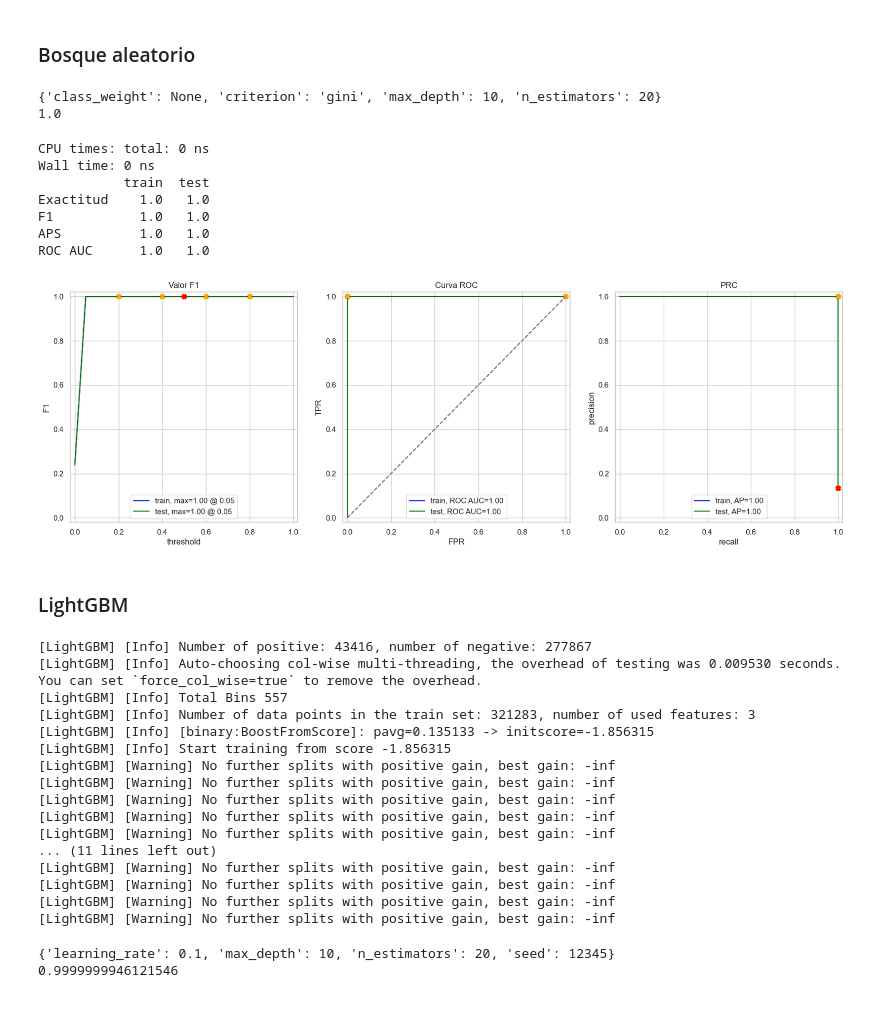
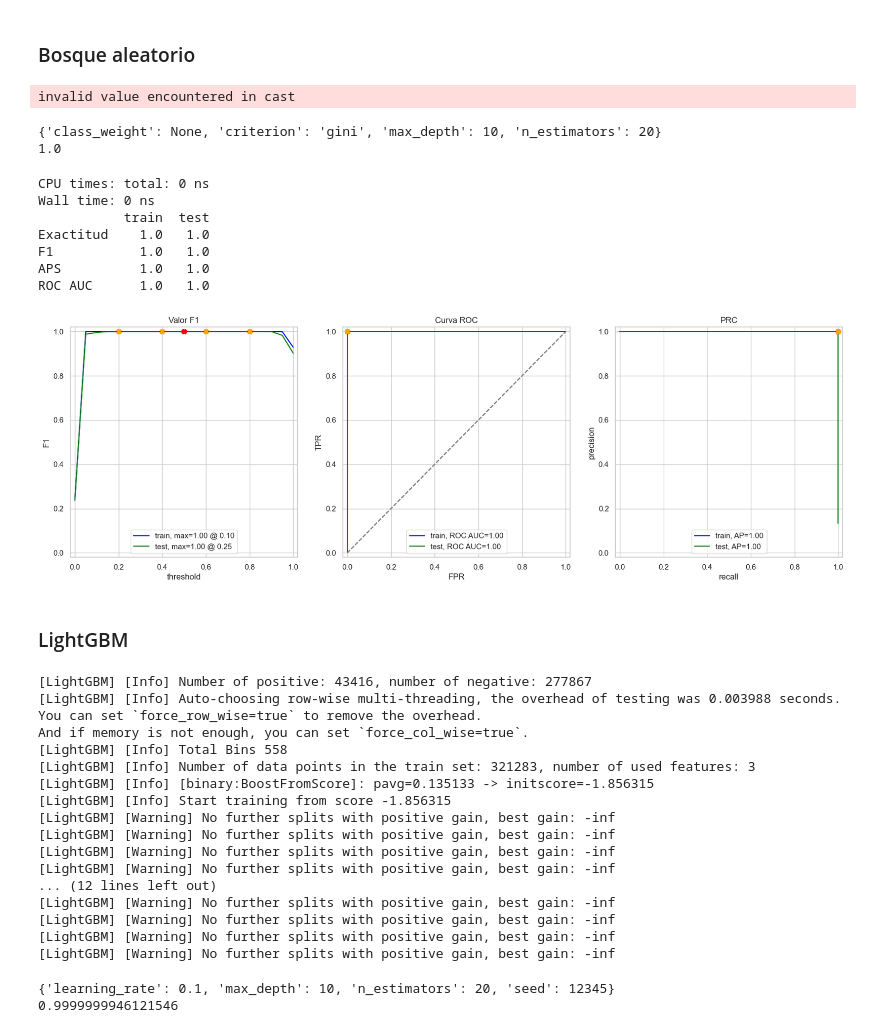
Before and after one commit to AbnerGalRol/Hackaton-Triple_ten-Team-8, a Jupyter notebook: notebooks/hackaton-triple-ten.ipynb, the cells around one changed output. Saved outputs shown, nothing was run; the diff lists cells and outputs as text; code cells hidden in the pictures.

```diff
--- a/notebooks/hackaton-triple-ten.ipynb
+++ b/notebooks/hackaton-triple-ten.ipynb
@@ -415,16 +413,17 @@ df['monetary_value'] = df.groupby('customer_id')['total_purchase'].transform('su
 # %% [markdown]
 ### Sales per month 2029 vs 2020
 # %%
-sales_2019 = df[df['year'] == 2019].groupby('month')['total_purchase'].sum().reset_index()
+df_c = df.copy()
+sales_2019 = df_c[df_c['year'] == 2019].groupby('month')['total_purchase'].sum().reset_index()
 sales_2019 = sales_2019.sort_values(by='total_purchase', ascending=False).head(10)
 
-sales_2020 = df[df['year'] == 2020].groupby('month')['total_purchase'].sum().reset_index()
+sales_2020 = df_c[df_c['year'] == 2020].groupby('month')['total_purchase'].sum().reset_index()
 sales_2020 = sales_2020.sort_values(by='total_purchase', ascending=False).head(10)
 
 fig, axes = plt.subplots(1,2,figsize = (14,5)) # We create a firgure with subplots
 dfs = [sales_2019,sales_2020]
-for idx,df in enumerate(dfs):
-    axis = sns.barplot(x='month', y='total_purchase', data=df
+for idx,data in enumerate(dfs):
+    axis = sns.barplot(x='month', y='total_purchase', data=data
                 , palette='viridis',hue='total_purchase',ax=axes[idx])
     axis.set_title('Sales per Month')
     axis.set_xlabel('Months')
@@ -583,8 +582,8 @@ returned_products_20 = returned_products_20.sort_values(by='quantity', ascending
 
 fig, axes = plt.subplots(1,2,figsize = (14,5)) # We create a firgure with subplots
 dfs = [returned_products_19,returned_products_20]
-for idx,df in enumerate(dfs):
-    axis = sns.barplot(x='month', y='quantity', data=df
+for idx,data in enumerate(dfs):
+    axis = sns.barplot(x='month', y='quantity', data=data
                 , palette='viridis',hue='quantity',ax=axes[idx])
     axis.set_title('Returned Products per Month')
     axis.set_xlabel('Months')
@@ -968,4 +976,13 @@ target = df['churn']
 features_train, features_valid, target_train, target_valid = train_test_split(features, target, test_size=0.2, random_state=42)
+# %%
+# Scaling features
+r_scaler = RobustScaler()
+
+scaled_features_train = r_scaler.fit_transform(features_train)
+features_train = pd.DataFrame(scaled_features_train,columns=features_train.columns)
+
+scaled_features_test = r_scaler.fit_transform(features_valid)
+features_valid = pd.DataFrame(scaled_features_test,columns=features_valid.columns)
 # %%
 train_data = pd.concat([features_train, target_train], axis=1)
 
@@ -1029,8 +1046,7 @@ print(grid_tree.best_score_)
 1.0
 # %%
 %time #llenar con los resultados anteriores
-model_tree = DecisionTreeClassifier(random_state=12345, max_depth=10, criterion='gini')
-model_tree.fit(features_train, target_train)
+model_tree = grid_tree.best_estimator_
 evaluate_model(model_tree, features_train, target_train, features_valid, target_valid)
 # %% [output]
 CPU times: total: 0 ns
@@ -1057,6 +1073,8 @@ param_grid = {
 grid_forest = GridSearchCV(estimator=model_forest, param_grid=param_grid, scoring='roc_auc', cv=5, n_jobs=-1)
 grid_forest.fit(features_train, target_train)
 best_param_forest=grid_forest.best_params_
+# %% [output]
+invalid value encountered in cast
 # %%
 print(best_param_forest)
 print(grid_forest.best_score_)
@@ -1065,19 +1083,17 @@ print(grid_forest.best_score_)
 1.0
 # %%
 %time #llenar con los resultados anteriores
-model_ba = RandomForestClassifier(random_state=12345, n_estimators=20,
-                                  criterion='gini')
-model_ba.fit(features_train, target_train)
+model_ba = grid_forest.best_estimator_
 evaluate_model(model_ba, features_train, target_train, features_valid, target_valid)
 # %% [output]
 CPU times: total: 0 ns
 Wall time: 0 ns
            train  test
 Exactitud    1.0   1.0
 F1           1.0   1.0
 APS          1.0   1.0
 ROC AUC      1.0   1.0
-[figure, old version]
+[figure, new version]
 # %%
 score_valid_ba=1
 auc_roc_ba=1
@@ -1097,9 +1113,10 @@ grid_lgbm.fit(features_train, target_train)
 best_param_lgbm=grid_lgbm.best_params_
 # %% [output]
 [LightGBM] [Info] Number of positive: 43416, number of negative: 277867
-[LightGBM] [Info] Auto-choosing col-wise multi-threading, the overhead of testing was 0.009530 seconds.
-You can set `force_col_wise=true` to remove the overhead.
-[LightGBM] [Info] Total Bins 557
+[LightGBM] [Info] Auto-choosing row-wise multi-threading, the overhead of testing was 0.003988 seconds.
+You can set `force_row_wise=true` to remove the overhead.
+And if memory is not enough, you can set `force_col_wise=true`.
+[LightGBM] [Info] Total Bins 558
 [LightGBM] [Info] Number of data points in the train set: 321283, number of used features: 3
 [LightGBM] [Info] [binary:BoostFromScore]: pavg=0.135133 -> initscore=-1.856315
 [LightGBM] [Info] Start training from score -1.856315
@@ -1107,8 +1124,7 @@ You can set `force_col_wise=true` to remove the overhead.
 [LightGBM] [Warning] No further splits with positive gain, best gain: -inf
 [LightGBM] [Warning] No further splits with positive gain, best gain: -inf
 [LightGBM] [Warning] No further splits with positive gain, best gain: -inf
-[LightGBM] [Warning] No further splits with positive gain, best gain: -inf
-... (11 lines left out)
+... (12 lines left out)
 [LightGBM] [Warning] No further splits with positive gain, best gain: -inf
 [LightGBM] [Warning] No further splits with positive gain, best gain: -inf
 [LightGBM] [Warning] No further splits with positive gain, best gain: -inf
```
Also changed, not shown: parts of 17 cells of this notebook, 1 other file.
